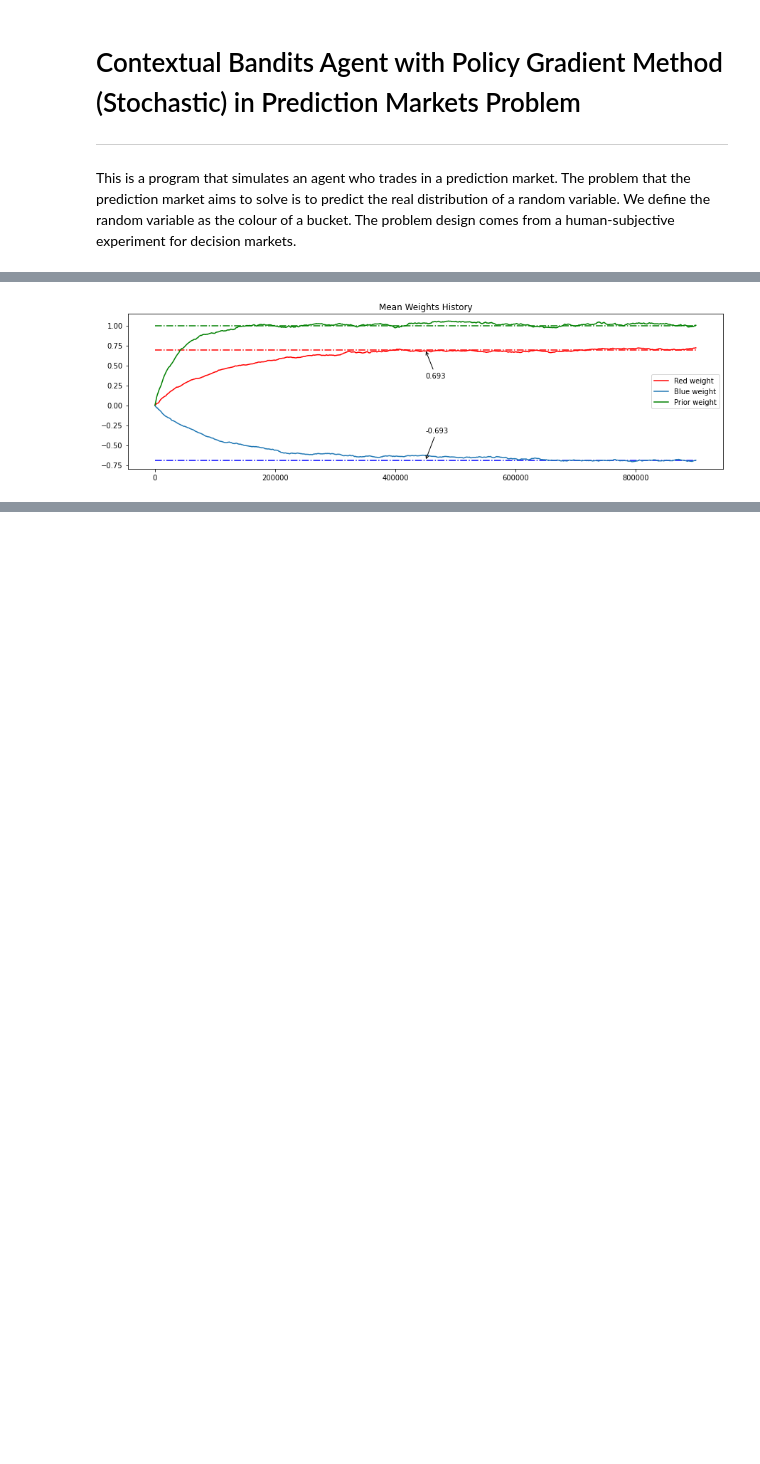
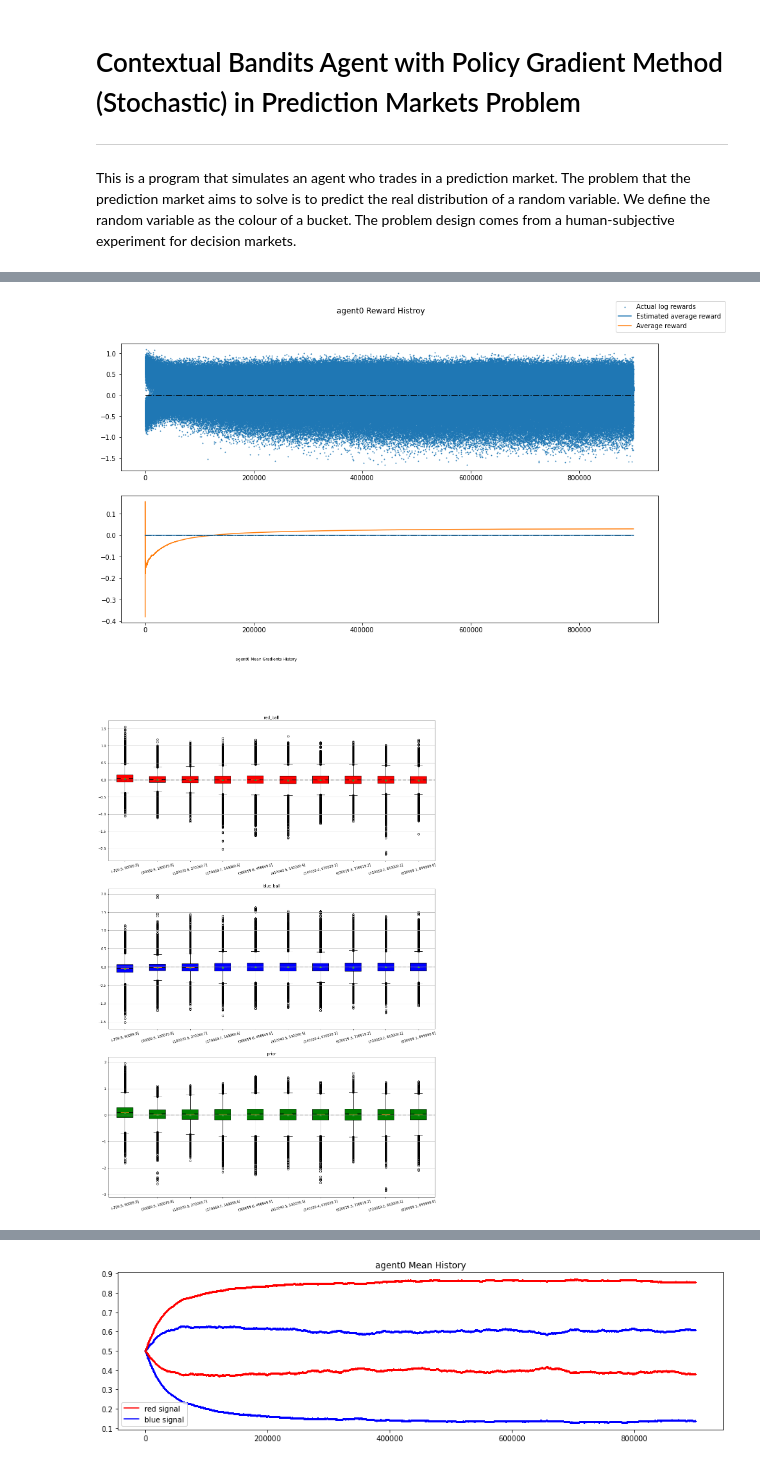
Before and after one commit to realwenlongwang/contexutal-bandits-with-peer-prediction-for-decision-making, a Jupyter notebook: Stochastic_Gradient_Bandit_with_Continous_Action_Space.ipynb, the cells around one changed output, grey strips where cells are left out. Saved outputs shown, nothing was run; the diff lists cells and outputs as text; code cells hidden in the pictures; blank space fills up the shorter version.

```diff
--- a/Stochastic_Gradient_Bandit_with_Continous_Action_Space.ipynb
+++ b/Stochastic_Gradient_Bandit_with_Continous_Action_Space.ipynb
@@ -189,4 +98,0 @@ agent3.mean_history_plot()
-# %%
-agent1.mean_weights_history_plot()
-# %% [output]
-[figure, removed]
@@ -235,0 +99,11 @@ def pd_table_to_fig(data, title, footer='', fig_background_color='skyblue', fig_
+# %%
+for agent in agent_list:
+    agent.reward_history_plot()
+#     agent.report_history_plot()
+    agent.mean_gradients_history_plot()
+    agent.mean_gradients_successive_dot_product_plot()
+    agent.mean_history_plot()
+    agent.mean_weights_history_plot()
+# %% [output]
+[figure, added]
+[figure, added]
@@ -235,0 +111 @@ def pd_table_to_fig(data, title, footer='', fig_background_color='skyblue', fig_
+[figure, added]
```
Also changed, not shown: parts of 25 cells of this notebook, 2 other files.
